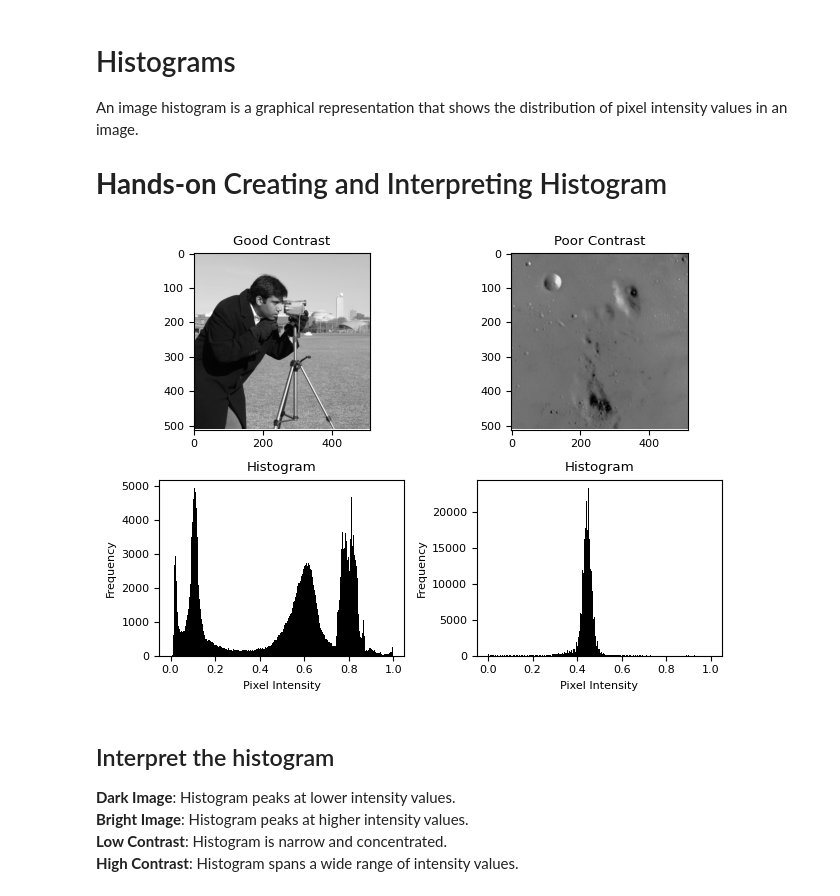
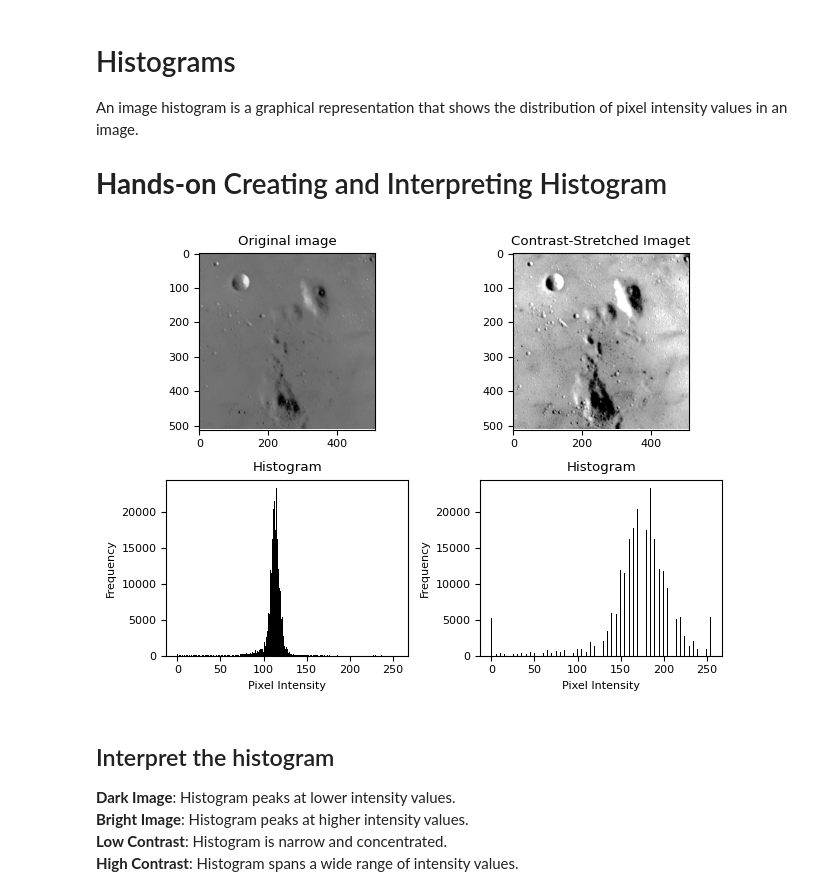
Before and after one commit to qassasahmed/ip, a Jupyter notebook: LABS2425/2/ip_lab_2.ipynb, the cells around one changed output. Drawn from its saved outputs; the diff is of its cells as text; code cells hidden in the pictures.

Commit message:
lab_2 update with contrast stretching and image negative

```diff
--- a/LABS2425/2/ip_lab_2.ipynb
+++ b/LABS2425/2/ip_lab_2.ipynb
@@ -15,52 +77,34 @@ An image histogram is a graphical representation that shows the distribution of
 
 # **Hands-on** Creating and Interpreting Histogram
 # %%
-import matplotlib
-import matplotlib.pyplot as plt
-import numpy as np
-
-from skimage import data, img_as_float, io
-
-
-matplotlib.rcParams['font.size'] = 8
-
-# Load the images
-img1 = data.camera() # Good Contrast
-img2 = data.moon() # Low Contrast
-
-# Conver the image to float64
-gray_image = img_as_float(img1)
-gray_image_low_contrast = img_as_float(img2)
-
-
 # Plotting
 figure, ax = plt.subplots(2, 2)
 
 # Plot first Image
-ax[0, 0].imshow(gray_image, cmap='gray')
-ax[0, 0].set_title('Good Contrast')
+ax[0, 0].imshow(image, cmap='gray')
+ax[0, 0].set_title('Original image')
 
 # Plot second Image
-ax[0, 1].imshow(gray_image_low_contrast, cmap='gray', )
-ax[0, 1].set_title('Poor Contrast')
+ax[0, 1].imshow(stretched_image, cmap='gray', )
+ax[0, 1].set_title('Contrast-Stretched Imaget')
 
 # Plot second histogram
-ax[1, 0].hist(gray_image.ravel(), bins= 256, color='black')
+ax[1, 0].hist(image.ravel(), bins= 256, color='black')
 ax[1, 0].set_title('Histogram')
 ax[1, 0].set_xlabel('Pixel Intensity')
 ax[1, 0].set_ylabel('Frequency')
 
 # Plot second histogram
-ax[1, 1].hist(gray_image_low_contrast.ravel(), bins= 256, range=(0, 1), color='black')
+ax[1, 1].hist(stretched_image.ravel(), bins= 256,  color='k')
 ax[1, 1].set_title('Histogram')
 ax[1, 1].set_xlabel('Pixel Intensity')
 ax[1, 1].set_ylabel('Frequency')
 ax[1, 1].set_xlim()
 
 figure.tight_layout()
 plt.show()
 # %% [output]
-[figure, old version]
+[figure, new version]
 # %% [markdown]
 ## Interpret the histogram
 
```
Also changed, not shown: parts of 9 cells of this notebook.
